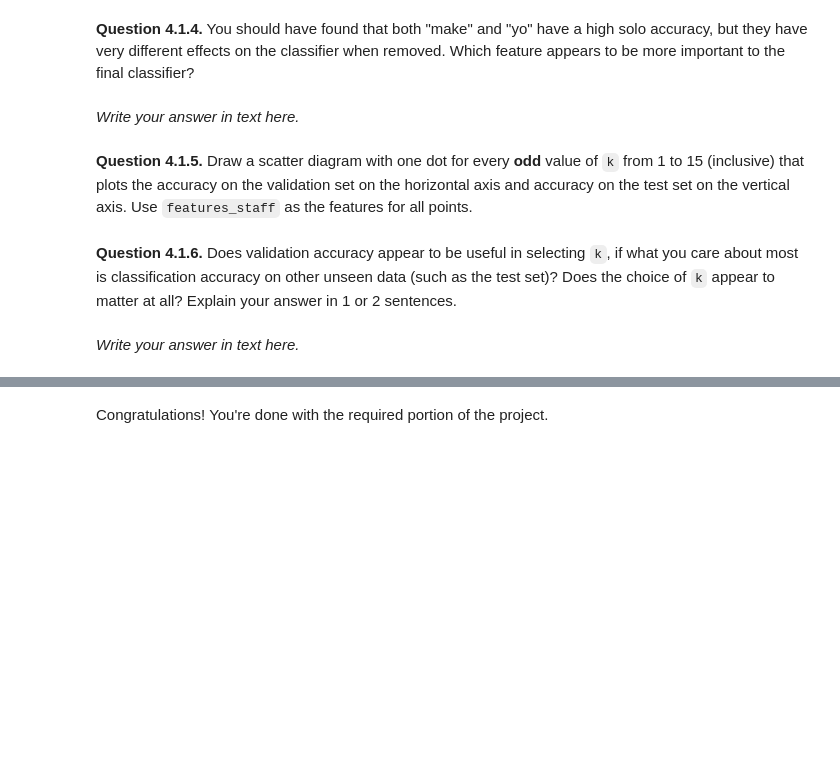
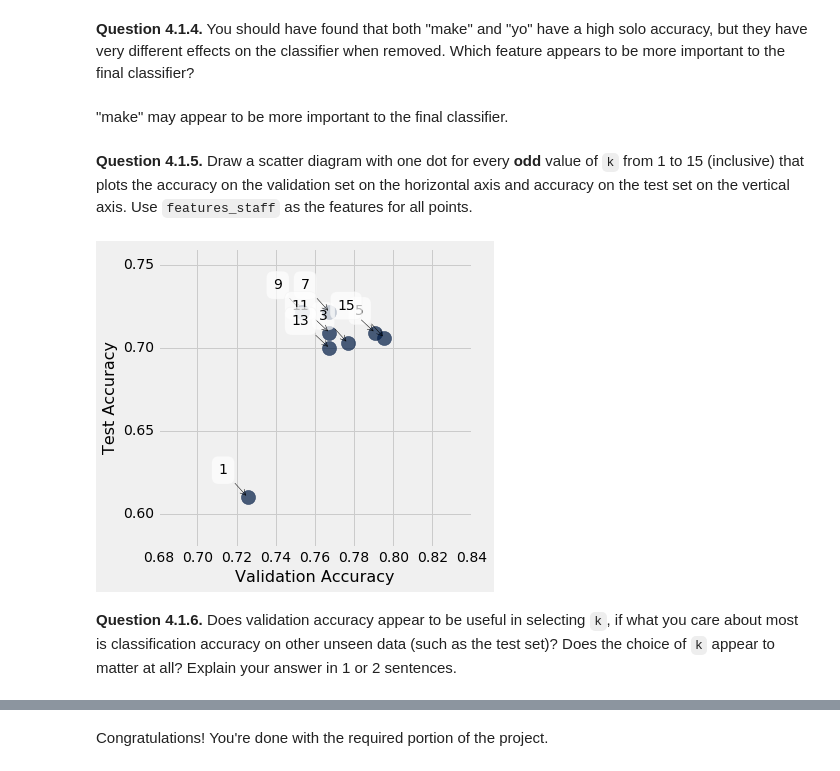
Before and after one commit to data-8/data8assets, a Jupyter notebook: labs/project2/project2.ipynb, the cells around one changed output, grey strips where cells are left out. Cells and saved outputs as stored; diff of their text form; code cells hidden in the pictures; blank space fills up the shorter version.

```diff
--- a/labs/project2/project2.ipynb
+++ b/labs/project2/project2.ipynb
@@ -802,6 +759,8 @@ Test summary
 # %%
 solo_accuracies = Table(['Feature', 'Solo Accuracy'])
 for f in features_staff:
+    acc = valid_accuracy(f, 5)
+    solo_accuracies.append((f, acc))
 
 solo_accuracies.sort(1, descending=True)
 # %% [output]
@@ -817,5 +795,7 @@ ablation_accuracies = Table(['Feature', 'All-Except-One Accuracy'])
 for f in features_staff:
     features = list(features_staff) # Make a copy of the staff features
     features.remove(f)              # Remove one feature from the copy
-    ...
+    acc = valid_accuracy(features, 5)
+    ablation_accuracies.append((f, acc))
+
 ablation_accuracies.sort(1)
@@ -824,16 +825,21 @@ _ = project2.grade("q413")
 # %% [markdown]
 **Question 4.1.4.** You should have found that both "make" and "yo" have a high solo accuracy, but they have very different effects on the classifier when removed. Which feature appears to be more important to the final classifier?
-# %% [markdown]
-*Write your answer in text here.*
+# %% [markdown]
+"make" may appear to be more important to the final classifier.
 # %% [markdown]
 **Question 4.1.5.** Draw a scatter diagram with one dot for every **odd** value of `k` from 1 to 15 (inclusive) that plots the accuracy on the validation set on the horizontal axis and accuracy on the test set on the vertical axis. Use `features_staff` as the features for all points.
 # %%
 k_accuracies = Table(['k', 'Validation Accuracy', 'Test Accuracy'])
-test_accuracy = ...
-...
-    ...
+test_accuracy = np.arange(1,16,2)
+testacc =  accuracy_on(test_lyrics)
+
+for f in test_accuracy:
+    acc = valid_accuracy(features_staff, f)
+    testacc_k = testacc(features_staff, f)
+    k_accuracies.append([f, acc, testacc_k])
+
 k_accuracies.scatter(1, 2, labels=0, s=200)
+# %% [output]
+[figure, added]
 # %% [markdown]
 **Question 4.1.6.** Does validation accuracy appear to be useful in selecting `k`, if what you care about most is classification accuracy on other unseen data (such as the test set)? Does the choice of `k` appear to matter at all? Explain your answer in 1 or 2 sentences.
-# %% [markdown]
-*Write your answer in text here.*
```
Also changed, not shown: parts of 20 cells of this notebook.
